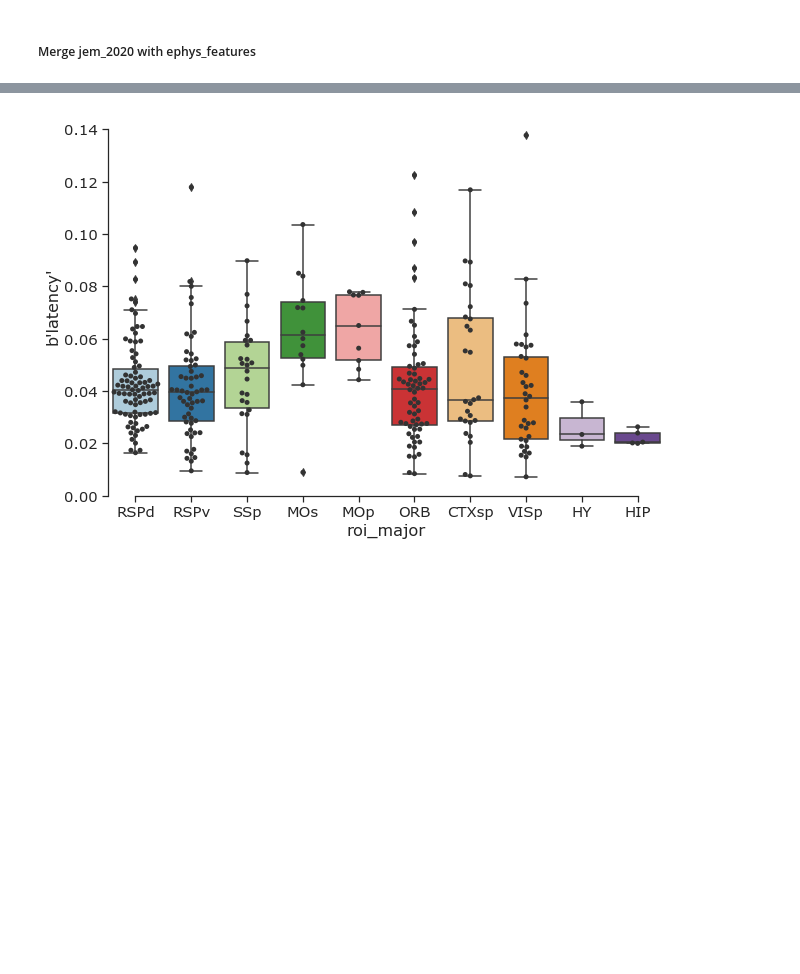
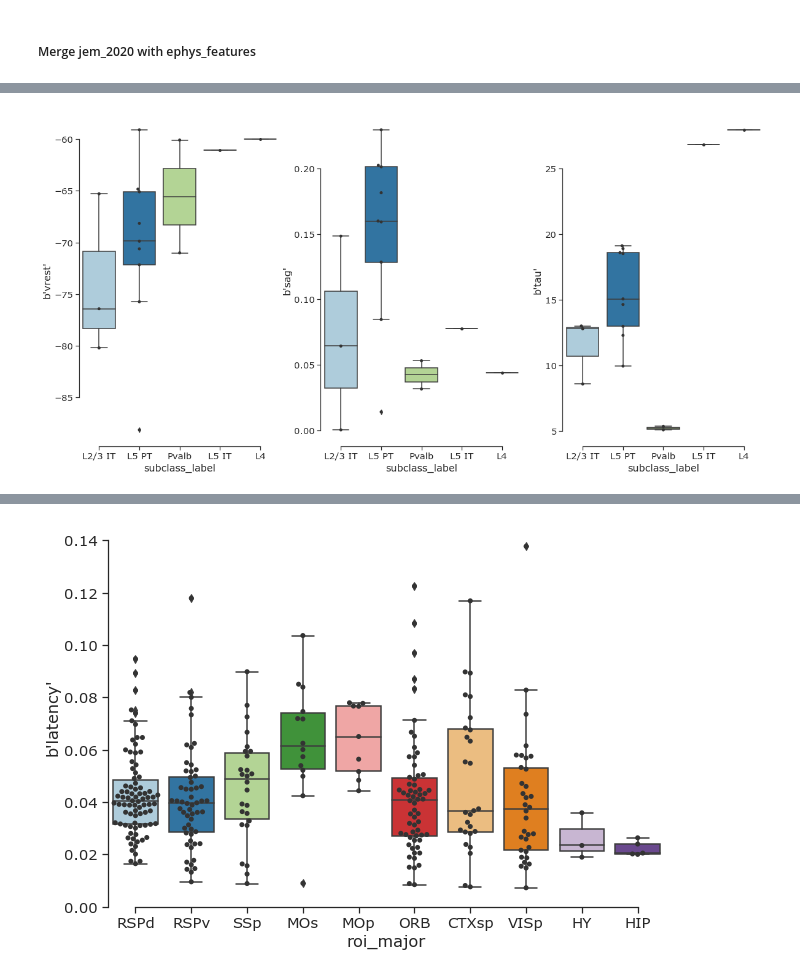
Before and after one commit to ramr24/Personal, a Jupyter notebook: analysis_scripts/new_region_ephys_features.ipynb, the cells around one changed output, grey strips where cells are left out. Drawn from its saved outputs; the diff is of its cells as text; code cells hidden in the pictures; blank space fills up the shorter version.

```diff
--- a/analysis_scripts/new_region_ephys_features.ipynb
+++ b/analysis_scripts/new_region_ephys_features.ipynb
@@ -101,0 +177,8 @@ m_df = merge_dfs(mjem_2020, ephys)
+# %%
+rspd = create_cond_df(all_df, "roi_major", "RSPd")
+rspv = create_cond_df(all_df, "roi_major", "RSPv")
+ssp = create_cond_df(all_df, "roi_major", "SSp")
+orb = create_cond_df(all_df, "roi_major", "ORB")
+ctxsp = create_cond_df(all_df, "roi_major", "CTXsp")
+mos = create_cond_df(all_df, "roi_major", "MOs")
+mop = create_cond_df(all_df, "roi_major", "MOp")
@@ -101,0 +193,27 @@ m_df = merge_dfs(mjem_2020, ephys)
+# %%
+fig_dims = (20, 10)
+f, axes = plt.subplots(1, 3, figsize=fig_dims)
+
+sns.boxplot(x="subclass_label",
+              y="b'vrest'",
+              data=rspd, palette="Paired", ax=axes[0])
+sns.swarmplot(x="subclass_label",
+              y="b'vrest'",
+              data=rspd, color="0.2", ax=axes[0])
+
+sns.boxplot(x="subclass_label",
+              y="b'sag'",
+              data=rspd, palette="Paired", ax=axes[1])
+sns.swarmplot(x="subclass_label",
+              y="b'sag'",
+              data=rspd, color="0.2", ax=axes[1])
+
+sns.boxplot(x="subclass_label",
+              y="b'tau'",
+              data=rspd, palette="Paired", ax=axes[2])
+sns.swarmplot(x="subclass_label",
+              y="b'tau'",
+              data=rspd, color="0.2", ax=axes[2])
+sns.despine(trim=True, left=False)
+# %% [output]
+[figure, added]
```
Also changed, not shown: parts of 14 cells of this notebook, 6 other files.
